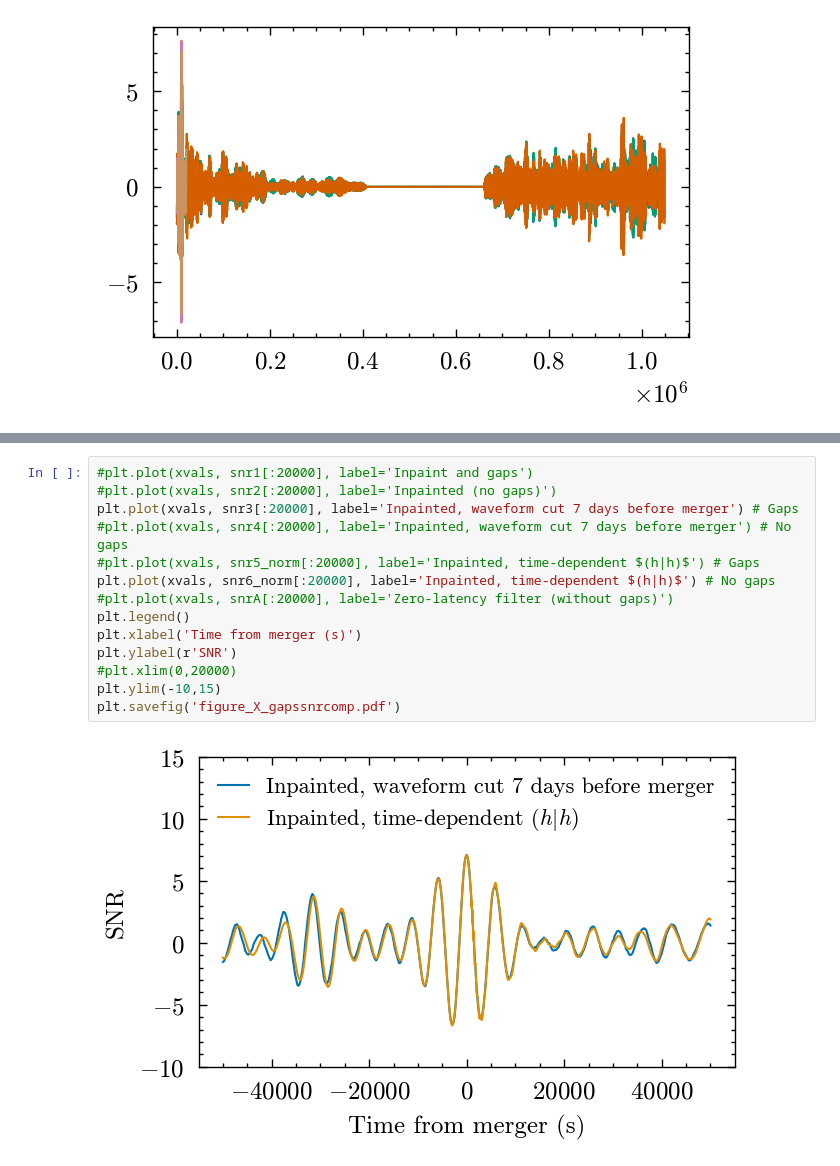
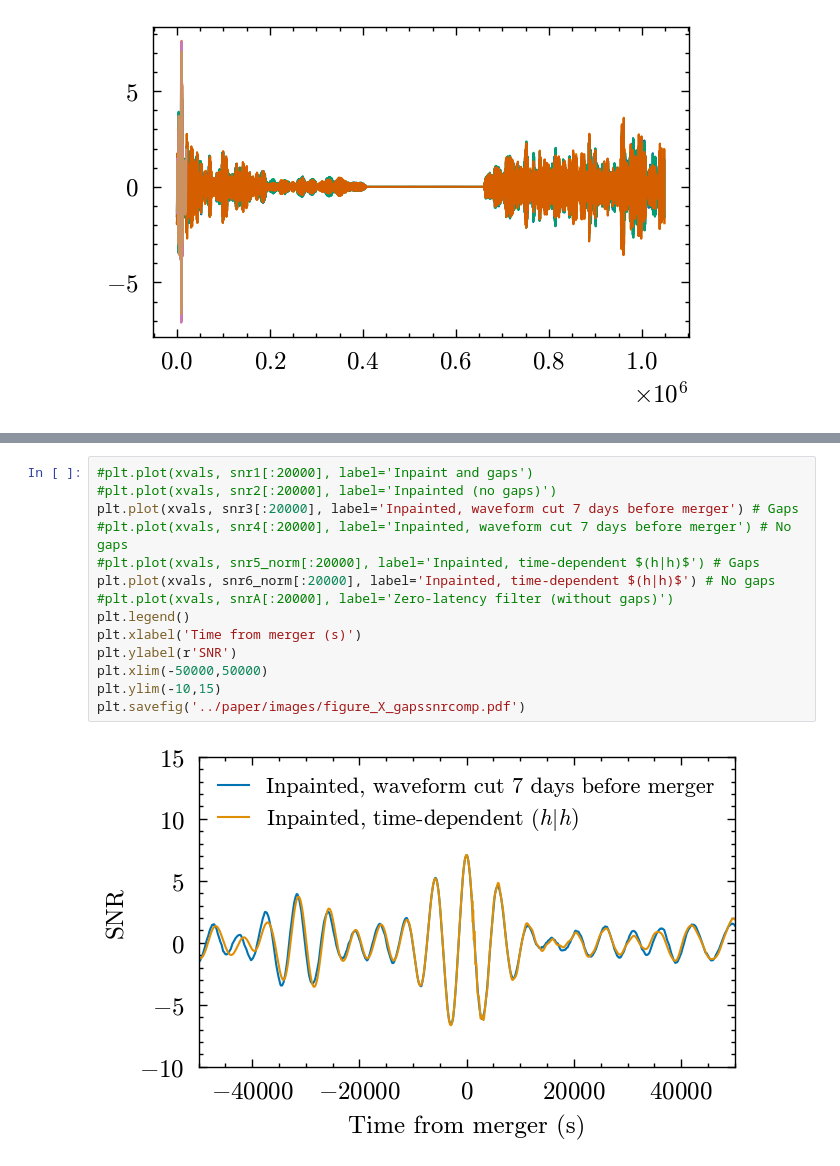
Before and after one commit to icg-gravwaves/lisa_premerger_sangria, a Jupyter notebook: plotting/Inpainting_plot.ipynb, the cells around one changed output, grey strips where cells are left out. Saved outputs shown, nothing was run; the diff lists cells and outputs as text.

```diff
--- a/plotting/Inpainting_plot.ipynb
+++ b/plotting/Inpainting_plot.ipynb
@@ -392,16 +414,16 @@ plt.savefig('figure_X_nogapssnrcomp.pdf')
 # %%
 #plt.plot(xvals, snr1[:20000], label='Inpaint and gaps')
 #plt.plot(xvals, snr2[:20000], label='Inpainted (no gaps)')
 plt.plot(xvals, snr3[:20000], label='Inpainted, waveform cut 7 days before merger') # Gaps
 #plt.plot(xvals, snr4[:20000], label='Inpainted, waveform cut 7 days before merger') # No gaps
 #plt.plot(xvals, snr5_norm[:20000], label='Inpainted, time-dependent $(h|h)$') # Gaps
 plt.plot(xvals, snr6_norm[:20000], label='Inpainted, time-dependent $(h|h)$') # No gaps
 #plt.plot(xvals, snrA[:20000], label='Zero-latency filter (without gaps)')
 plt.legend()
 plt.xlabel('Time from merger (s)')
 plt.ylabel(r'SNR')
-#plt.xlim(0,20000)
+plt.xlim(-50000,50000)
 plt.ylim(-10,15)
-plt.savefig('figure_X_gapssnrcomp.pdf')
+plt.savefig('../paper/images/figure_X_gapssnrcomp.pdf')
 # %% [output]
-[figure, old version]
+[figure, new version]
```
Also changed, not shown: parts of 2 cells of this notebook, 6 other files.
